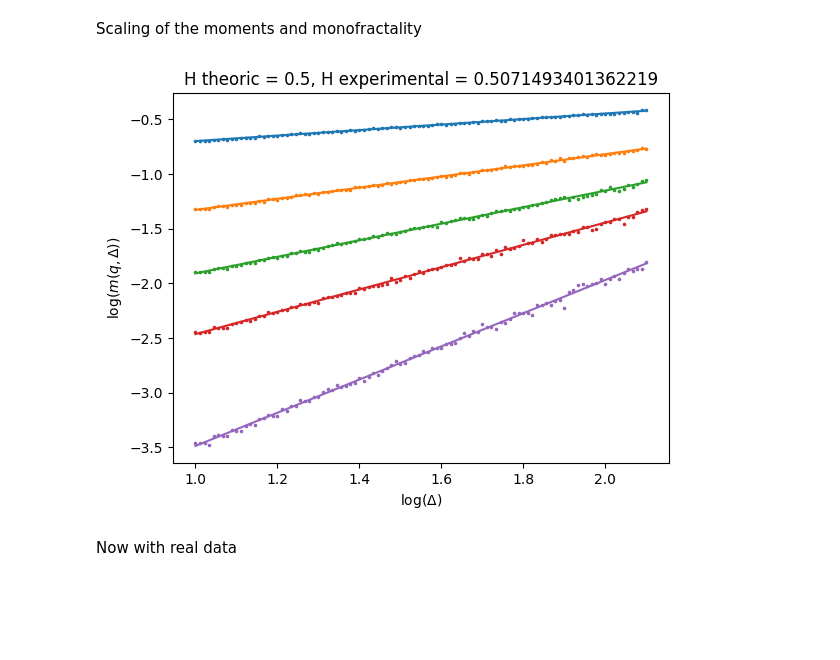
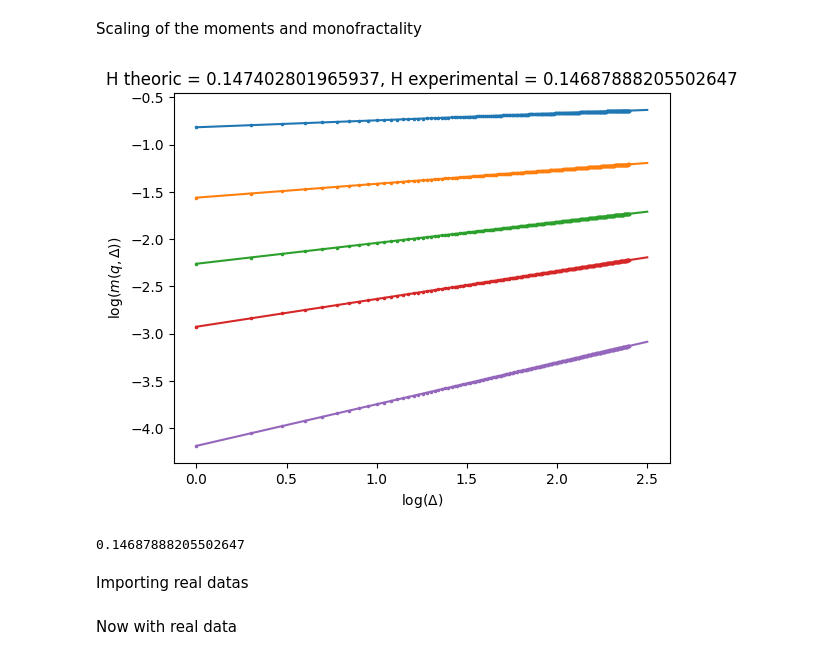
Before and after one commit to EIfinance/ei, a Jupyter notebook: FB.ipynb, the cells around one changed output. Cells and saved outputs as stored; diff of their text form; code cells hidden in the pictures; blank space fills up the shorter version.

```diff
--- a/FB.ipynb
+++ b/FB.ipynb
@@ -63,51 +81,44 @@ m=X0
 # %%
-def log_vol(T,lag,H):
-    N=int(252*T/lag)
-    X=np.zeros(N)
-    X[0]=X0
-    W = fbm(N-1, H, length=T, method='daviesharte')
-    for i in range(len(W)-1):
-        X[i+1]=X[i]+(W[i+1]-W[i])*nu+alpha*(m-X[i])*lag/252
-    return(X)
-
 def M(X,q,lag):
     a=np.mean(abs(np.diff(X[::int(lag)]))**q)
     return(a)
 
-def H_exp_model(h,nt):
-
-    Delta=np.logspace(1,2.1,100)
+def H_exp_model(X_sim,plot):
+    Delta=np.arange(1,251,1)
     Q=[0.5,1,1.5,2,3]
     Y=np.zeros(len(Delta))
-
     h_exp=0
     for q in Q:
         i=0
         for d in Delta:
             Em=0
-            for k in range(nt):
-                X=log_vol(1,0.1,h)
+            for X in X_sim:
                 Em+=M(X,q,d)
-            Y[i]=Em/nt
+            Y[i]=Em/len(X_sim)
             i+=1
         Y=np.log10(Y)
-        slope, intercept, r_value, p_value, std_err = stats.linregress(np.log10(Delta),Y)
-        x=[1,2.1]
-        y=[1*slope+intercept,2.1*slope+intercept]
+        slope, intercept,a,b,c= stats.linregress(np.log10(Delta),Y)
+        x=[0,2.5]
+        y=[0*slope+intercept,2.5*slope+intercept]
         plt.plot(x,y)
         h_exp+=slope/q/len(Q)
         plt.scatter(np.log10(Delta),Y,marker=".",s=10)
-    plt.title("H theoric = "+str(h)+", H experimental = "+str(h_exp))
+    plt.title("H theoric = "+str(H)+", H experimental = "+str(h_exp))
     plt.xlabel(r"$\log(\Delta)$")
     plt.ylabel(r"$\log(m(q,\Delta))$")
-    plt.show()
+    if plot:
+        plt.show()
+    else:
+        plt.clf()
+    return(h_exp)
 # %% [markdown]
 Scaling of the moments and monofractality
-# %%
-nt=500 #number of trajectory
- #~ 30secondes
-H_exp_model(0.5,nt)
-# %% [output]
-[figure, removed]
+# %%
+H_exp_model(X_simu,True)
+# %% [output]
+[figure, added]
+0.14687888205502647
+# %% [markdown]
+Importing real datas
 # %%
 a=pd.read_csv("RealizedVarianceData.csv",skiprows=[0])
```
Also changed, not shown: parts of 19 cells of this notebook.
